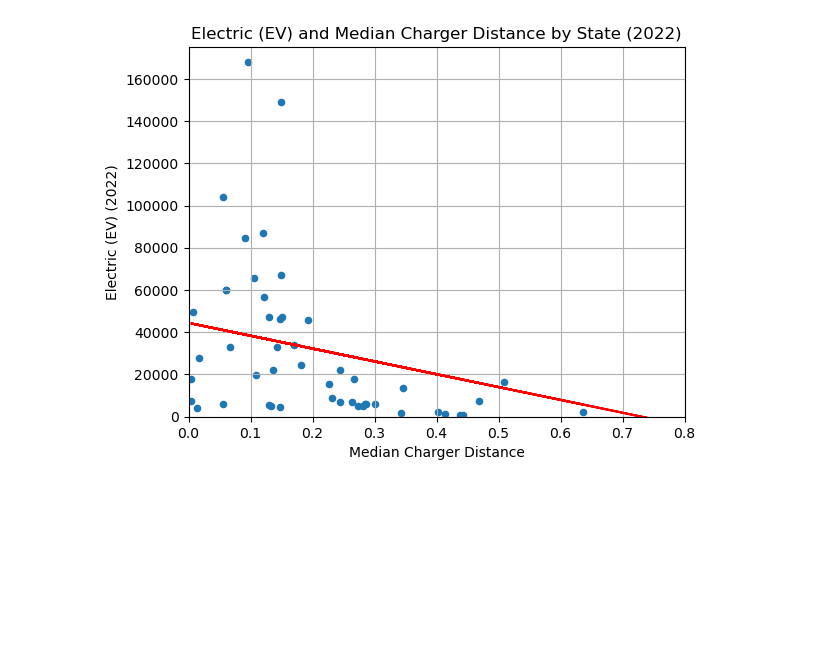
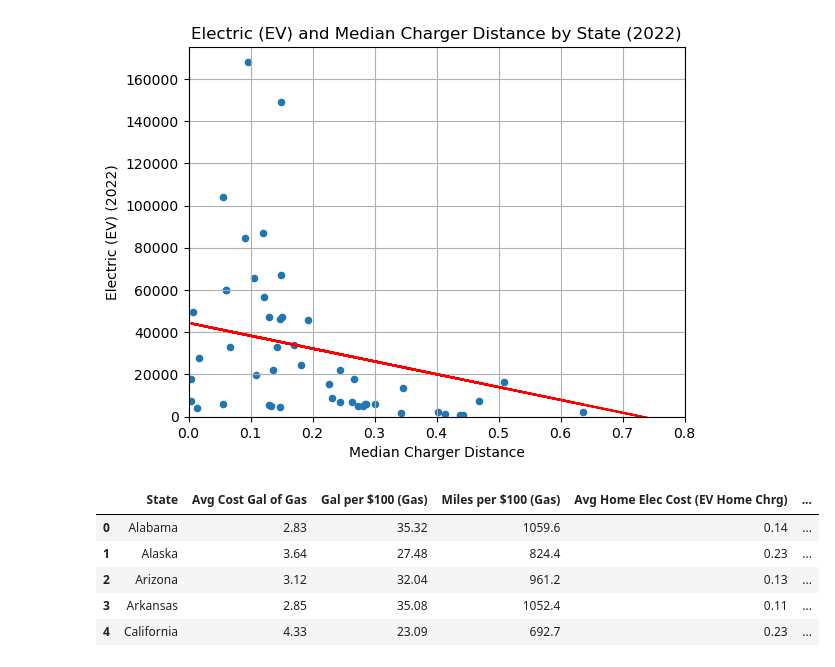
Before and after one commit to MrGoots/ETL_Python_Analysis, a Jupyter notebook: Registration_Files/output/BETA_DataFrame.ipynb, the cells around one changed output. Drawn from its saved outputs; the diff is of its cells as text; code cells hidden in the pictures; blank space fills up the shorter version.

```diff
--- a/Registration_Files/output/BETA_DataFrame.ipynb
+++ b/Registration_Files/output/BETA_DataFrame.ipynb
@@ -846,0 +828,12 @@ The r is: -0.36339267076981246
+# %%
+# on buying behavior
+
+cost_per100 = pd.read_csv('/Users/flynnlives/Documents/GitHub/UCI_Project_1/Registration_Files/Cost_Per100.csv')
+cost_per100.head()
+# %% [output]
+|  | State | Avg Cost Gal of Gas | Gal per $100 (Gas) | Miles per $100 (Gas) | Avg Home Elec Cost (EV Home Chrg) | ... |
+| 0 | Alabama | 2.83 | 35.32 | 1059.6 | 0.14 | ... |
+| 1 | Alaska | 3.64 | 27.48 | 824.4 | 0.23 | ... |
+| 2 | Arizona | 3.12 | 32.04 | 961.2 | 0.13 | ... |
+| 3 | Arkansas | 2.85 | 35.08 | 1052.4 | 0.11 | ... |
+| 4 | California | 4.33 | 23.09 | 692.7 | 0.23 | ... |
```
Also changed, not shown: parts of 17 cells of this notebook.
